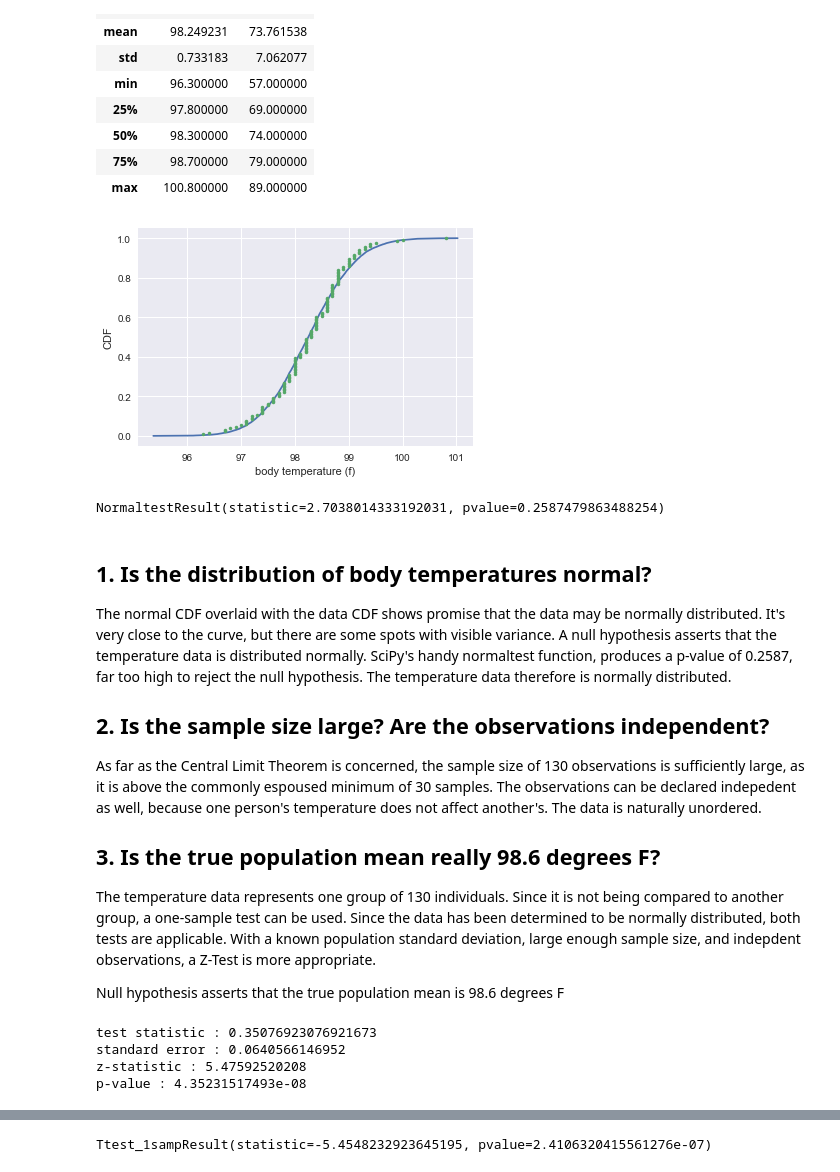
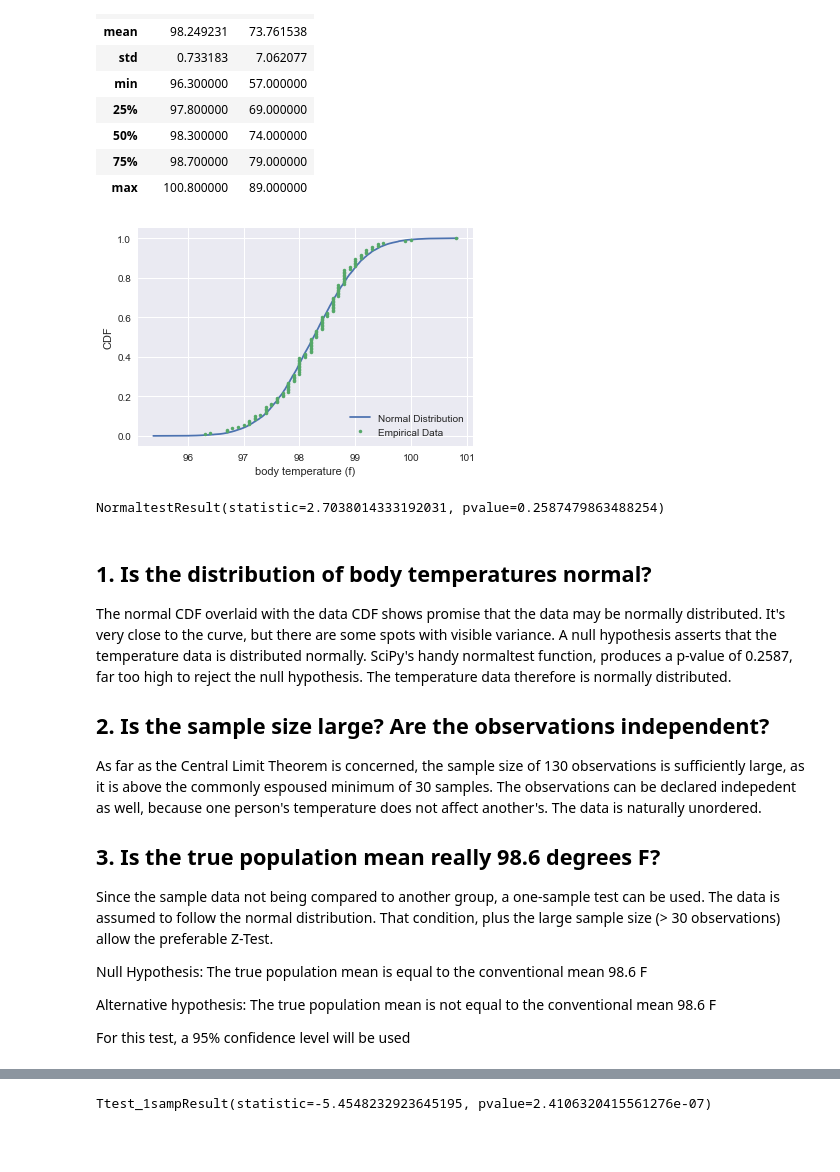
Before and after one commit to raymondgh/springboard-data-science, a Jupyter notebook: Minor Projects and Exercises/human_temp/sliderule_dsi_inferential_statistics_exercise_1.ipynb, the cells around one changed output, grey strips where cells are left out. Drawn from its saved outputs; the diff is of its cells as text; code cells hidden in the pictures; blank space fills up the shorter version.

Commit message:
better understanding of statistics

```diff
--- a/Minor Projects and Exercises/human_temp/sliderule_dsi_inferential_statistics_exercise_1.ipynb
+++ b/Minor Projects and Exercises/human_temp/sliderule_dsi_inferential_statistics_exercise_1.ipynb
@@ -75,6 +75,7 @@ df.describe()
 # %%
 mean = np.mean(df["temperature"])
 std = np.std(df["temperature"])
+n = len(df["temperature"].dropna())
 # %%
 samples = np.random.normal(mean, std, size=10000)
 # %%
@@ -97,12 +98,13 @@ x_theor, y_theor = ecdf(samples)
 # %%
 sns.set()
 _ = plt.plot(x_theor, y_theor)
 _ = plt.plot(x, y, marker=".", linestyle="none")
 _ = plt.xlabel("body temperature (f)")
 _ = plt.ylabel("CDF")
+_ = plt.legend(('Normal Distribution', 'Empirical Data'), loc='lower right')
 plt.show()
 # %% [output]
-[figure, old version]
+[figure, new version]
 # %%
 stats.normaltest(df["temperature"])
 # %% [output]
@@ -118,27 +120,10 @@ As far as the Central Limit Theorem is concerned, the sample size of 130 observa
 
 ## 3. Is the true population mean really 98.6 degrees F?
 
-The temperature data represents one group of 130 individuals. Since it is not being compared to another group, a one-sample test can be used. Since the data has been determined to be normally distributed, both tests are applicable. With a known population standard deviation, large enough sample size, and indepdent observations, a Z-Test is more appropriate.
+Since the sample data not being compared to another group, a one-sample test can be used. The data is assumed to follow the normal distribution. That condition, plus the large sample size (> 30 observations) allow the preferable Z-Test.
 
-Null hypothesis asserts that the true population mean is 98.6 degrees F
+Null Hypothesis: The true population mean is equal to the conventional mean 98.6 F
+
+Alternative hypothesis: The true population mean is not equal to the conventional mean 98.6 F
+
+For this test, a 95% confidence level will be used
-# %%
-#determine test statistic
-teststat = 98.6 - mean
-print("test statistic : " + str(teststat))
-
-#determine standard error using the standard deviation of the sample as the standard deviation of the population
-se = std / np.sqrt(130)
-print("standard error : " + str(se))
-
-#calculate z-statistic
-zstat = teststat / se
-print("z-statistic : " + str(zstat))
-
-#determine p-value from normal distribution with given z-statistic without a textbook reference table
-pvalue = 2*(1 - stats.norm.cdf(zstat))
-print("p-value : " + str(pvalue))
-# %% [output]
-test statistic : 0.35076923076921673
-standard error : 0.0640566146952
-z-statistic : 5.47592520208
-p-value : 4.35231517493e-08
```
Also changed, not shown: parts of 35 cells of this notebook, 6 other files.
